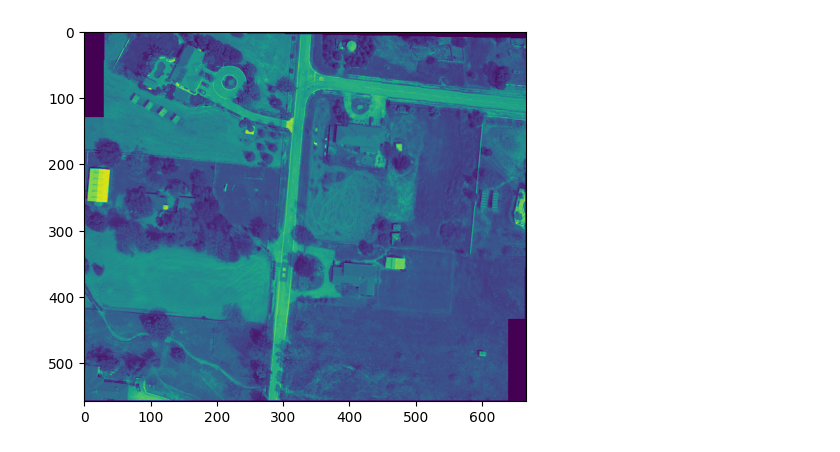
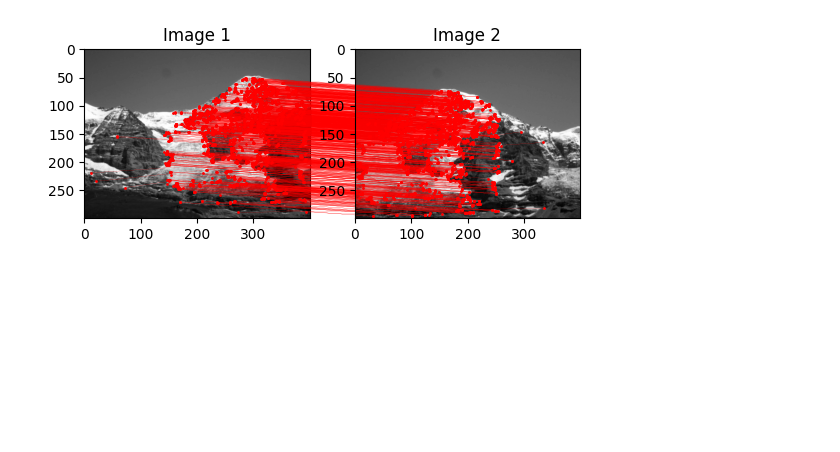
Before and after one commit to wgsxm/Computer-Vision-2023-fall-PKU, a Jupyter notebook: test.ipynb, the cells around one changed output. Cells and saved outputs as stored; diff of their text form; code cells hidden in the pictures; blank space fills up the shorter version.

```diff
--- a/test.ipynb
+++ b/test.ipynb
@@ -157,6 +254,6 @@ def histogram_of_gradients(img, pix):
 # %%
-file_path = './Problem_Set_2/Problem2Images/1_1.jpg'
-file_path_2 = './Problem_Set_2/Problem2Images/1_2.jpg'
+file_path = './Problem_Set_2/Problem2Images/3_1.jpg'
+file_path_2 = './Problem_Set_2/Problem2Images/3_2.jpg'
 image_ori = cv2.imread(file_path)
 image_ori_2 = cv2.imread(file_path_2)
 image = rgb_to_gray(image_ori)
@@ -175,5 +269,5 @@ print(len(features_1))
 # %%
-THRESHOLD = 0.15
+THRESHOLD = 0.12
 pix_1 = []
 pix_2 = []
 for i, feature_1 in enumerate(features_1):
@@ -275,65 +292,4 @@ plt.show()
-# %%
-def stitch_blend(img_1, img_2, est_homo):
-    # hint:
-    # First, project four corner pixels with estimated homo-matrix
-    # and converting them back to Cartesian coordinates after normalization.
-    # Together with four corner pixels of the other image, we can get the size of new image plane.
-    # Then, remap both image to new image plane and blend two images using Alpha Blending.
-    # TODO
-    # 先确定画布的大小，先算img1的四个角，把他弄到正的区域，然后算两幅图的起始位置
-    WIDTH_1,HEIGHT_1 = img_1.shape
-    WIDTH_2,HEIGHT_2 = img_2.shape
-    ALPHA = 0.5
-    homo_inverse = np.linalg.inv(est_homo)
-    corners = [(0,0,1),(WIDTH_1-1,0,1),(0,HEIGHT_1-1,1),(WIDTH_1-1,HEIGHT_1-1,1)]
-    startx_1,starty_1,endx_1,endy_1=float('inf'),float('inf'),-float('inf'),-float('inf')
-    for corner in corners:
-        modified_corner = est_homo@corner
-        modified_corner = modified_corner/modified_corner[2]
-        startx_1 = int(min(startx_1,modified_corner[0]))
-        endx_1 = int(max(endx_1,modified_corner[0]))
-        starty_1 = int(min(starty_1,modified_corner[1]))
-        endy_1 = int(max(endy_1,modified_corner[1]))
-    startx_2,starty_2,endx_2,endy_2=0,0,WIDTH_2,HEIGHT_2
-    if startx_1<0: #平移图像
-        startx_2-=startx_1
-        endx_2-=startx_1
-    else:
-        startx_1=0
-    if starty_1<0: #平移图像
-        starty_2-=starty_1
-        endy_2-=starty_1
-    else:
-        starty_1=0
-    EST_WIDTH = max(endx_1,endx_2)+1
-    EST_HEIGHT = max(endy_1,endy_2)+1
-    est_img = np.zeros((EST_WIDTH,EST_HEIGHT))
-    # 写一个函数来确定点是否在重合的区域中，逆矩阵
-    def is_inside(point):
-        modified_point = homo_inverse@point
-        modified_point = modified_point / modified_point[2]
-        return (0<modified_point[0]<WIDTH_1 and 0<modified_point[1]<HEIGHT_1),modified_point
-    # 先画img2
-    for i in range(WIDTH_2):
-        for j in range(HEIGHT_2):
-            x,y=startx_2+i,starty_2+j
-            if is_inside([x+startx_1,y+starty_1,1])[0]:
-                est_img[x,y] = img_2[i,j]*ALPHA
-            else:
-                est_img[x,y] = img_2[i,j]
-    # 然后画img1,这里可能需要插值，先不插
-    for i in range(EST_WIDTH):
-        for j in range(EST_HEIGHT):
-            flag, target = is_inside([i+startx_1,j+starty_1,1])
-            if flag:
-                x,y=int(target[0]),int(target[1])
-                # 如果在img2中
-                if startx_2<i<endx_2 and starty_2<j<endy_2:
-                    est_img[i,j]+=img_1[x,y]*(1-ALPHA)
-                else:
-                    est_img[i,j] = img_1[x,y]
-    return est_img
-plt.imshow(stitch_blend(image,image_2,test))
-plt.show()
-# %% [output]
-[figure, removed]
+# %%
+match_visualizer(image,image_2,pix_1,pix_2)
+# %% [output]
+[figure, added]
```
Also changed, not shown: parts of 10 cells of this notebook, 4 other files.
